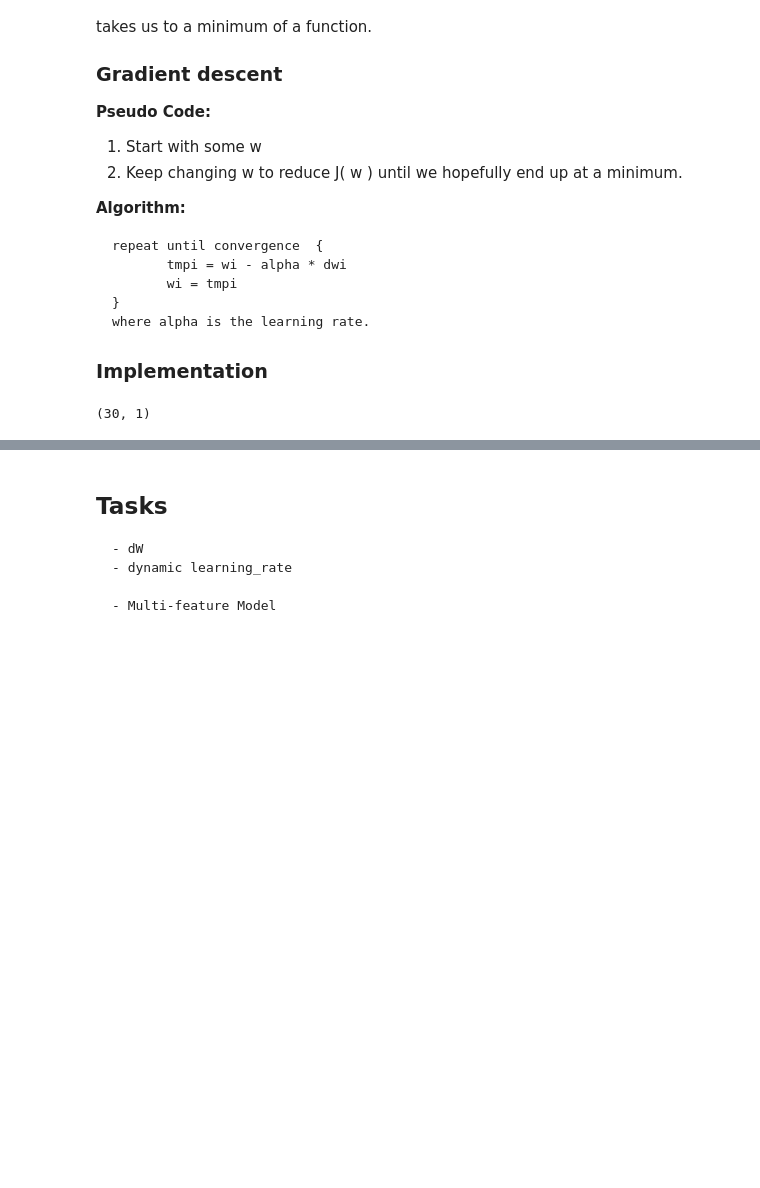
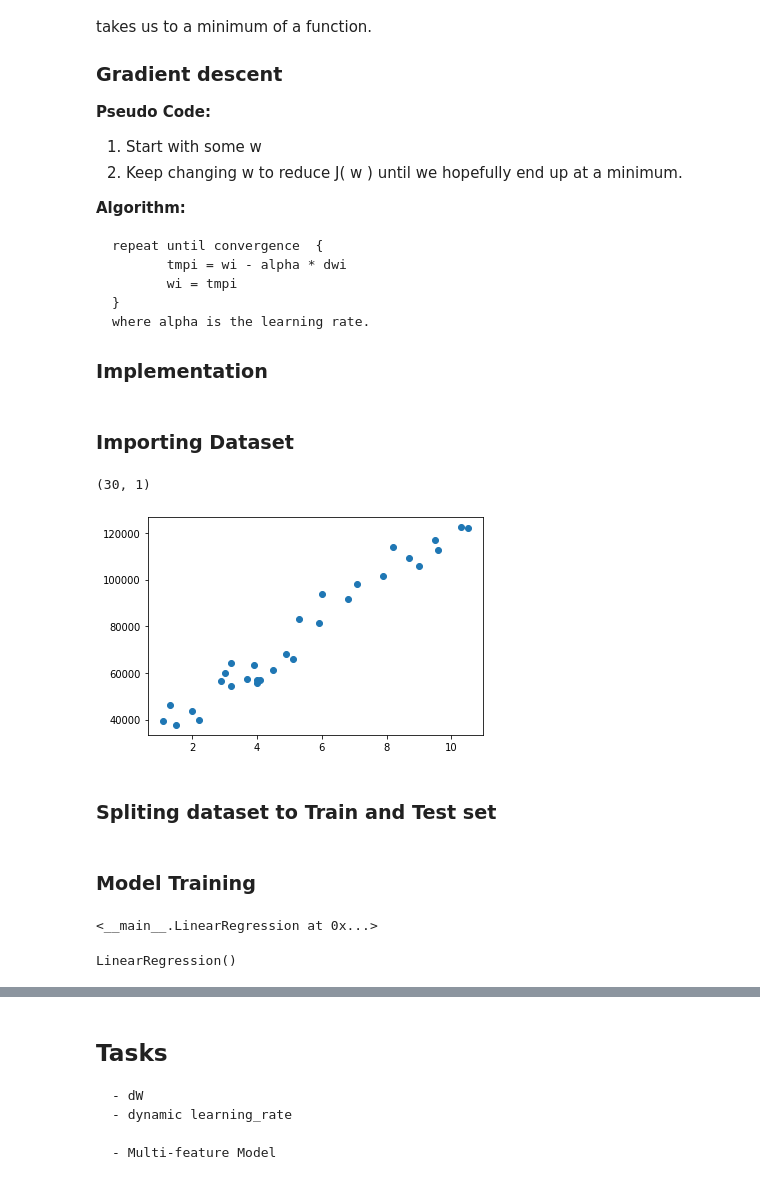
Before and after one commit to tadayon2/CS-SBU-Py-Challenges-tadayon, a Jupyter notebook: codes/linear_regression.ipynb, the cells around one changed output, grey strips where cells are left out. Saved outputs shown, nothing was run; the diff lists cells and outputs as text; code cells hidden in the pictures; blank space fills up the shorter version.

```diff
--- a/codes/linear_regression.ipynb
+++ b/codes/linear_regression.ipynb
@@ -52,3 +102,5 @@ from sklearn.model_selection import train_test_split
+# %% [markdown]
+### Importing Dataset
 # %%
 df = pd.read_csv("./dataset/salary_data.csv")
 X = df.iloc[:,:-1].values
@@ -56,5 +108,12 @@ Y = df.iloc[:,1].values
 X.shape
 # %% [output]
 (30, 1)
+# %%
+plt.scatter(X, Y)
+plt.show()
+# %% [output]
+[figure, added]
+# %% [markdown]
+### Spliting dataset to Train and Test set
 # %%
 X_train, X_test, Y_train, Y_test= train_test_split(X, Y, test_size=1/3, random_state=0)
@@ -96,0 +120,14 @@ class LinearRegression:
+# %% [markdown]
+### Model Training
+# %%
+#  Our Model
+model = LinearRegression(2000, 0.01)
+model.fit(X_train, Y_train)
+# %% [output]
+<__main__.LinearRegression at 0x...>
+# %%
+# Sklearn LinearRegression
+slr_model = slr()
+slr_model.fit(X_train, Y_train)
+# %% [output]
+LinearRegression()
```
Also changed, not shown: parts of 14 cells of this notebook, 3 other files.
